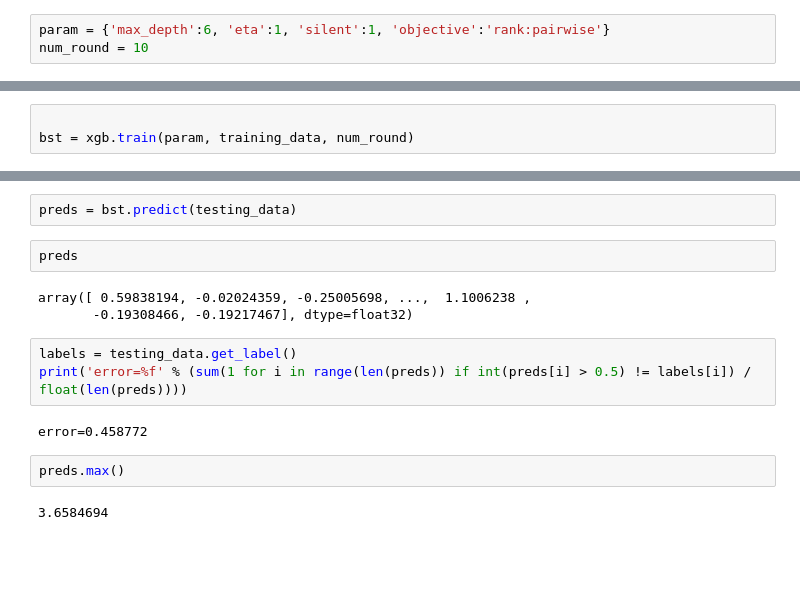
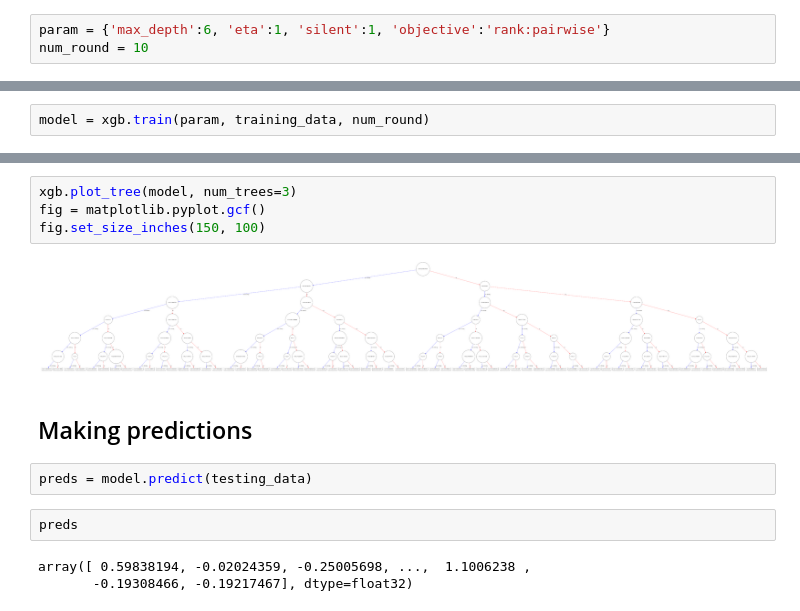
Before and after one commit to sophwats/XGBoost-lambdaMART, a Jupyter notebook: LambdaMART from XGBoost.ipynb, the cells around one changed output, grey strips where cells are left out. Drawn from its saved outputs; the diff is of its cells as text; blank space fills up the shorter version.

```diff
--- a/LambdaMART from XGBoost.ipynb
+++ b/LambdaMART from XGBoost.ipynb
@@ -21,3 +34,2 @@ num_round = 10
 # %%
-
-bst = xgb.train(param, training_data, num_round)
+model = xgb.train(param, training_data, num_round)
@@ -35,16 +46,15 @@ testing_data = xgb.DMatrix('../LearningToRank/MSLR-WEB10K/Fold1/test_dat.txt')
+# %%
+xgb.plot_tree(model, num_trees=3)
+fig = matplotlib.pyplot.gcf()
+fig.set_size_inches(150, 100)
+# %% [output]
+[figure, added]
+# %% [markdown]
+## Making predictions
 # %%
-preds = bst.predict(testing_data)
+preds = model.predict(testing_data)
 # %%
 preds
 # %% [output]
 array([ 0.59838194, -0.02024359, -0.25005698, ...,  1.1006238 ,
        -0.19308466, -0.19217467], dtype=float32)
-# %%
-labels = testing_data.get_label()
-print('error=%f' % (sum(1 for i in range(len(preds)) if int(preds[i] > 0.5) != labels[i]) / float(len(preds))))
-# %% [output]
-error=0.458772
-# %%
-preds.max()
-# %% [output]
-3.6584694
```
Also changed, not shown: parts of 15 cells of this notebook.
